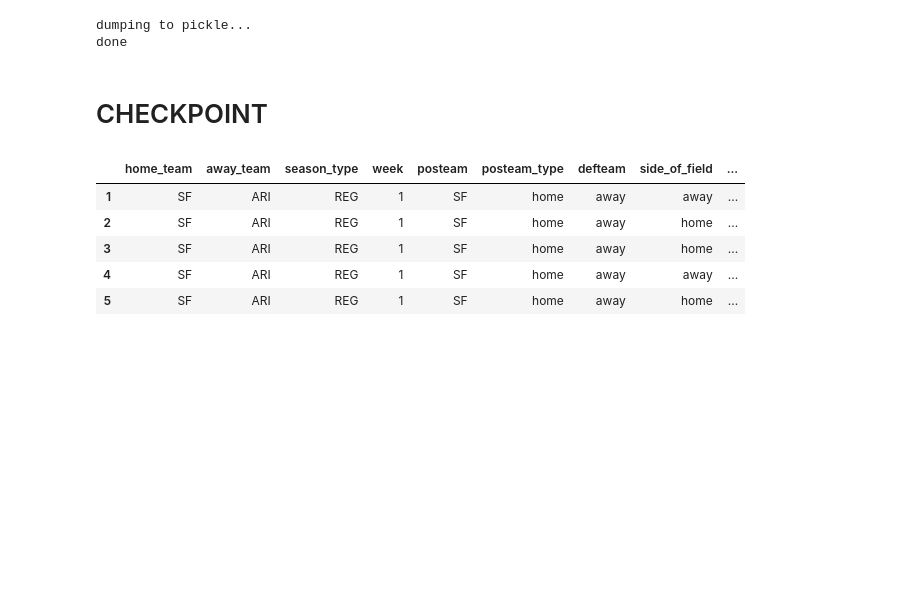
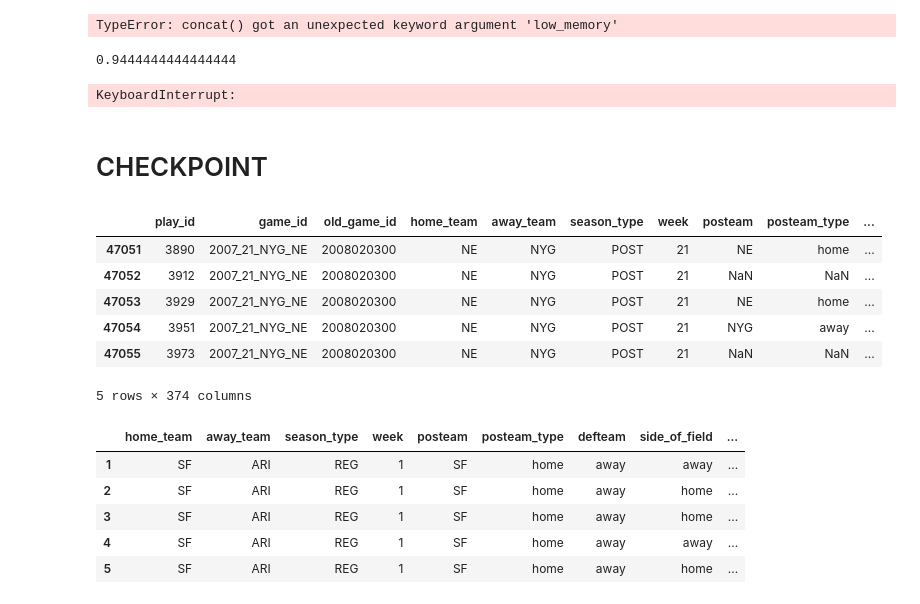
Before and after one commit to brianmatzelle/Predicting-NFL-Games-with-Machine-Learning, a Jupyter notebook: 2007_model.ipynb, the cells around one changed output. Cells and saved outputs as stored; diff of their text form; code cells hidden in the pictures; blank space fills up the shorter version.

```diff
--- a/2007_model.ipynb
+++ b/2007_model.ipynb
@@ -17 +5,16 @@ df.head()
+# %%
+# load the csv file
+# df = pd.read_csv('./pbp_csv/play_by_play_2007.csv')
+# make dataframe years 1999-2022
+df = pd.DataFrame()
+for year in range(1999, 2023):
+    year_df = pd.read_csv(f'./pbp_csv/play_by_play_{year}.csv', low_memory=False)
+    df = pd.concat([df, year_df])
+
+# reindex the dataframe
+df = df.reset_index(drop=True)
+
+df.head()
+# %% [output]
+TypeError: concat() got an unexpected keyword argument 'low_memory'
 # %%
@@ -62,21 +88,32 @@ def add_win_percentage(df):
     return df
 # %%
+print(win_percentage(df, 'NE', '2008-09-09'))
 df = add_win_percentage(df)
-df.head()
+df.tail()
 
 # df to pkl for times sake
 print('dumping to pickle...')
-df.to_pickle('./pbp_2007_WL.pkl')
+# df.to_pickle('./pbp_2007_WL.pkl')
+df.to_pickle('./pbp_1999-2023_WL.pkl')
 print('done')
 # %% [output]
-dumping to pickle...
-done
+0.9444444444444444
+KeyboardInterrupt:
 # %% [markdown]
 # CHECKPOINT
 # %%
 import pandas as pd
 # load pkl
 df = pd.read_pickle('./pbp_2007_WL.pkl')
+df.tail()
+# %% [output]
+|  | play_id | game_id | old_game_id | home_team | away_team | season_type | week | posteam | posteam_type | ... |
+| 47051 | 3890 | 2007_21_NYG_NE | 2008020300 | NE | NYG | POST | 21 | NE | home | ... |
+| 47052 | 3912 | 2007_21_NYG_NE | 2008020300 | NE | NYG | POST | 21 | NaN | NaN | ... |
+| 47053 | 3929 | 2007_21_NYG_NE | 2008020300 | NE | NYG | POST | 21 | NE | home | ... |
+| 47054 | 3951 | 2007_21_NYG_NE | 2008020300 | NE | NYG | POST | 21 | NYG | away | ... |
+| 47055 | 3973 | 2007_21_NYG_NE | 2008020300 | NE | NYG | POST | 21 | NaN | NaN | ... |
+5 rows × 374 columns
 # %%
 columns_to_be_dropped = [
     'game_id',
```
Also changed, not shown: parts of 4 cells of this notebook.
